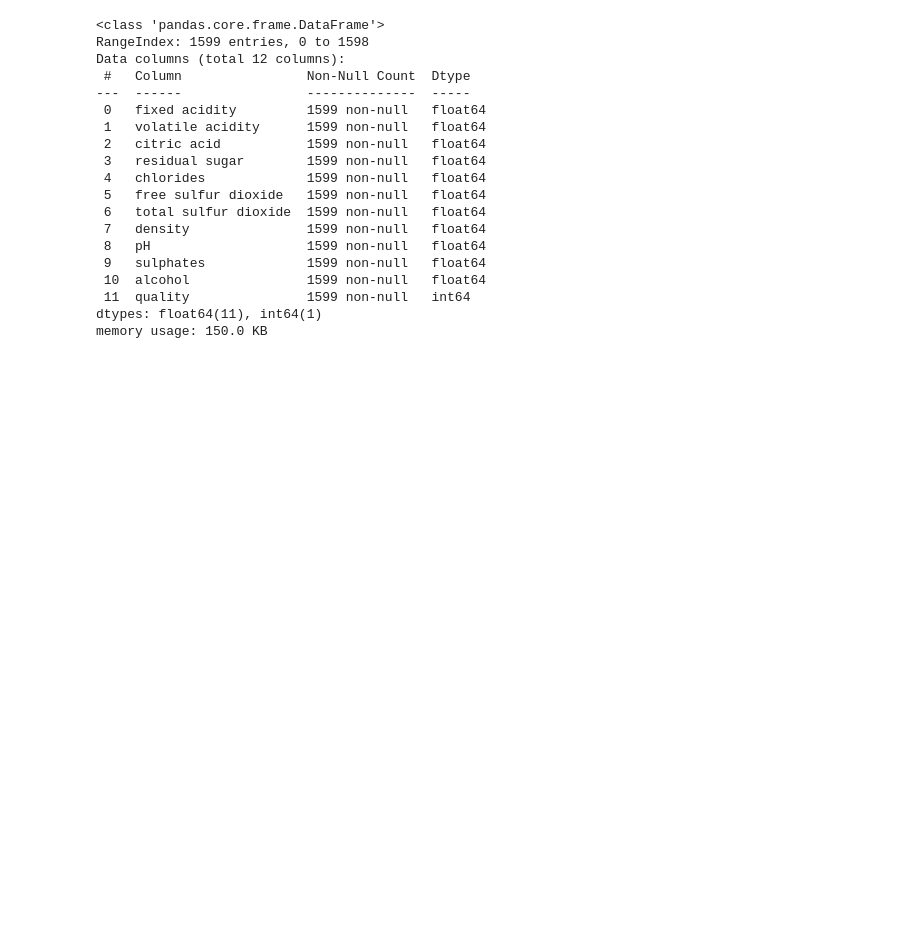
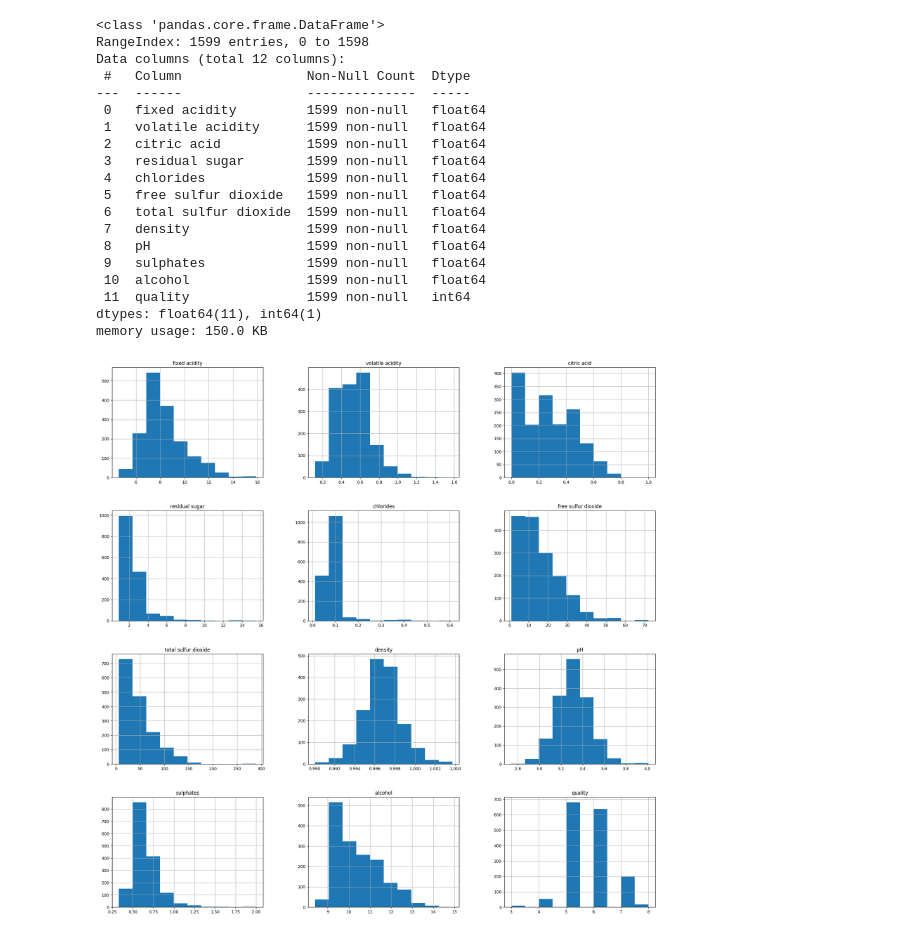
Before and after one commit to AnthonyLzq/py-macro, a Jupyter notebook: pc2.ipynb, the cells around one changed output. Cells and saved outputs as stored; diff of their text form; code cells hidden in the pictures; blank space fills up the shorter version.

```diff
--- a/pc2.ipynb
+++ b/pc2.ipynb
@@ -23,7 +23,10 @@ Successfully installed numpy-1.23.4 pandas-1.5.1 pytz-2022.5
 [notice] To update, run: pip install --upgrade pip
 Note: you may need to restart the kernel to use updated packages.
 # %%
+import numpy as np
 import pandas as pd
+import seaborn as sns
+from matplotlib import pyplot as plt
 
-wines_quality = pd.read_csv('./winequality-red.csv')
+wines_df = pd.read_csv('./winequality-red.csv')
 # %%
@@ -61,3 +64,8 @@ Data columns (total 12 columns):
  11  quality               1599 non-null   int64
 dtypes: float64(11), int64(1)
 memory usage: 150.0 KB
+# %%
+wines_df.hist(figsize=(24, 24))
+plt.show()
+# %% [output]
+[figure, added]
```
Also changed, not shown: parts of 6 cells of this notebook.
